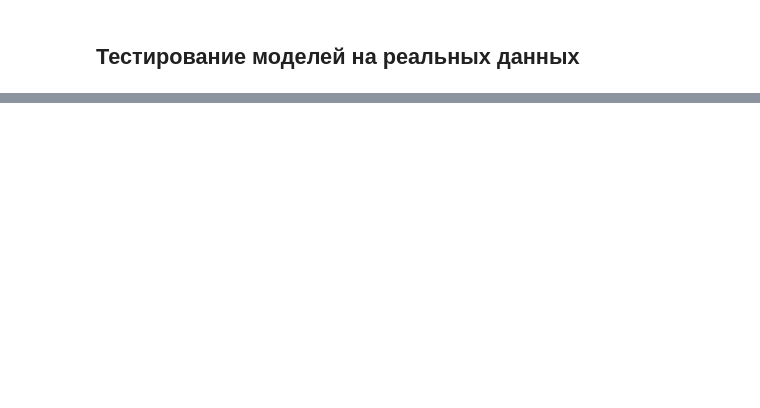
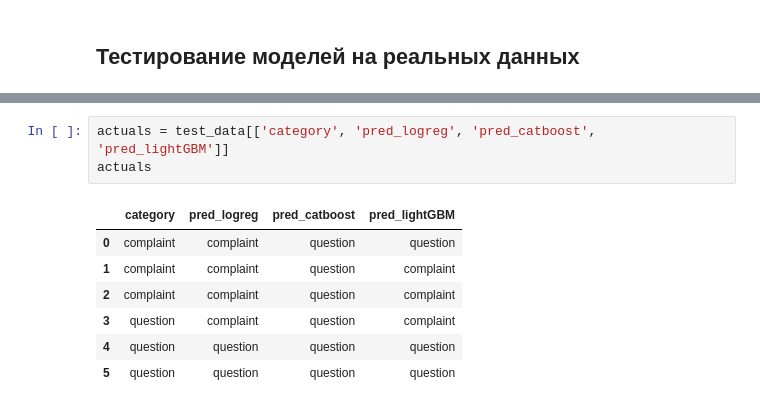
Before and after one commit to ybezginova2016/NLP_GovComplaintQuestionClassification, a Jupyter notebook: main.ipynb, the cells around one changed output, grey strips where cells are left out. Cells and saved outputs as stored; diff of their text form; blank space fills up the shorter version.

```diff
--- a/main.ipynb
+++ b/main.ipynb
@@ -1341,0 +1395,11 @@ plt.tight_layout();
+# %%
+actuals = test_data[['category', 'pred_logreg', 'pred_catboost', 'pred_lightGBM']]
+actuals
+# %% [output]
+|  | category | pred_logreg | pred_catboost | pred_lightGBM |
+| 0 | complaint | complaint | question | question |
+| 1 | complaint | complaint | question | complaint |
+| 2 | complaint | complaint | question | complaint |
+| 3 | question | complaint | question | complaint |
+| 4 | question | question | question | question |
+| 5 | question | question | question | question |
```
Also changed, not shown: parts of 41 cells of this notebook, 6 other files.
